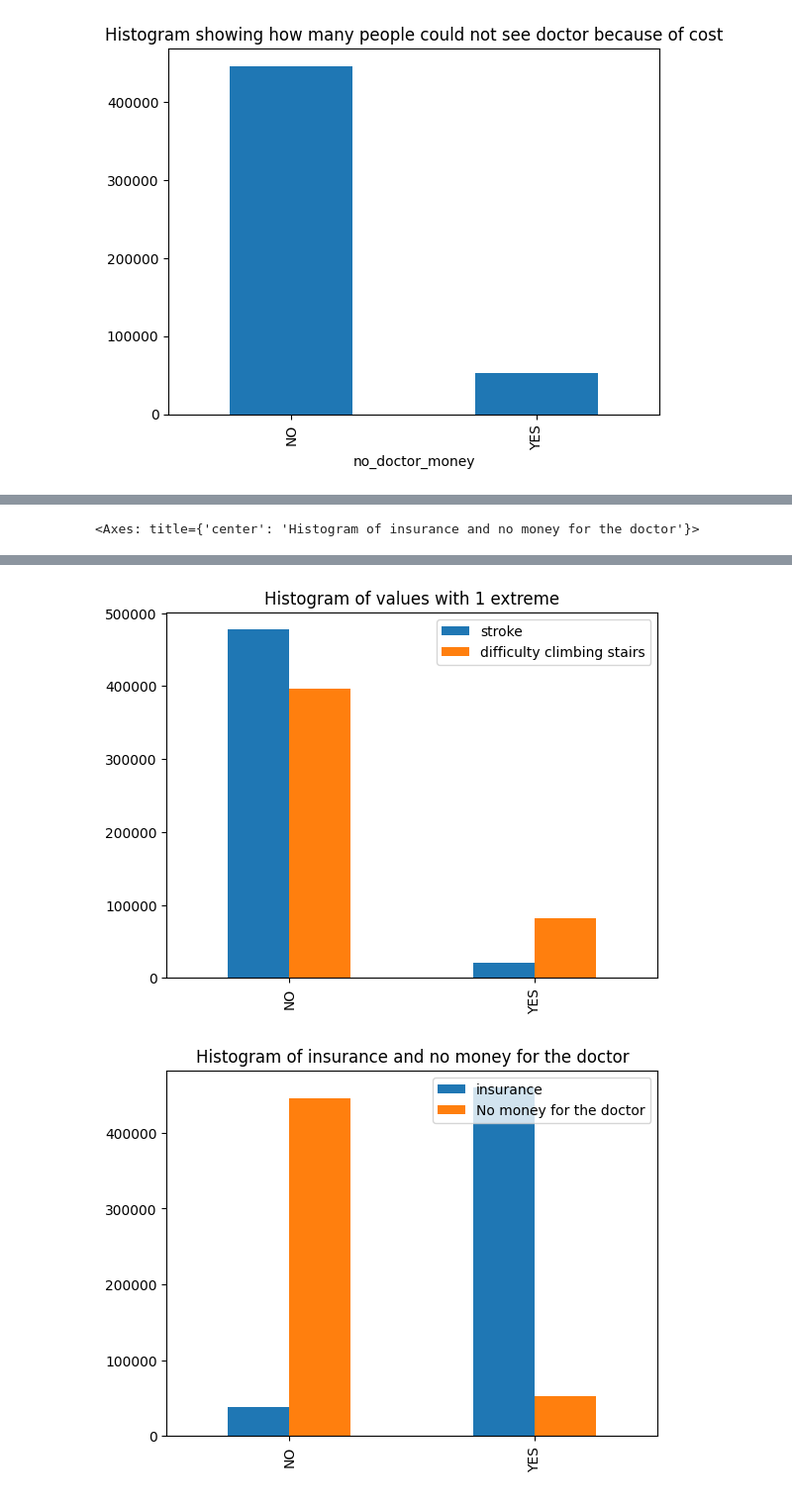
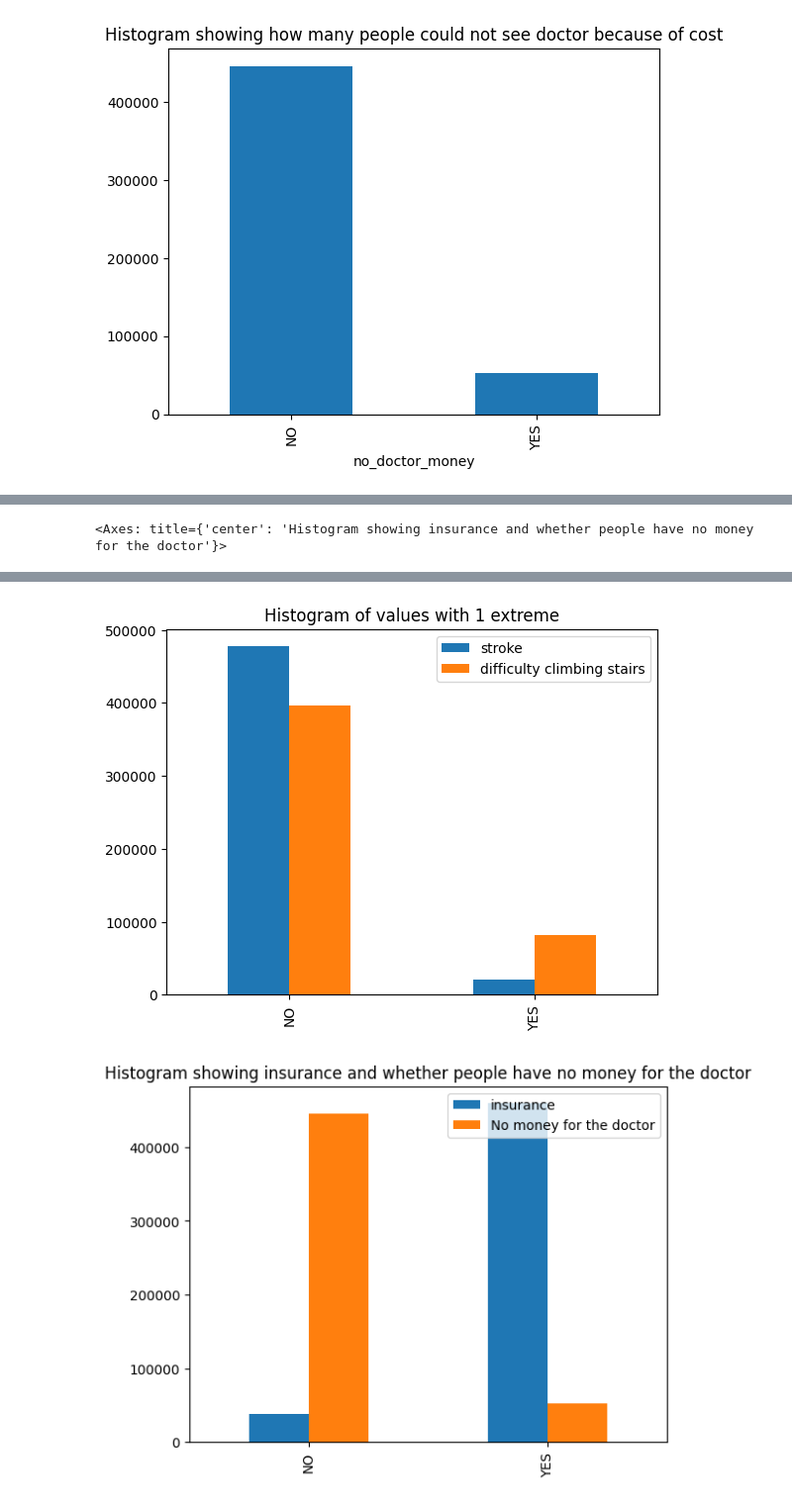
Before and after one commit to ralisv/IB031-Diabetes, a Jupyter notebook: solution_veronika.ipynb, the cells around one changed output, grey strips where cells are left out. Shown: that part at 99% size. Cells and saved outputs as stored; diff of their text form; code cells hidden in the pictures.

```diff
--- a/solution_veronika.ipynb
+++ b/solution_veronika.ipynb
@@ -239,33 +239,33 @@ category_counts.plot(kind='bar', title='Histogram showing peoples income')
 # %%
 category_counts_1 = dataset[dataset["high_blood_pressure"] != None]['high_blood_pressure'].value_counts()
 category_counts_2 = dataset[dataset["high_cholesterol"] != None]['high_cholesterol'].value_counts()
 category_counts_3 = dataset[dataset["smoked_100_cigarettes"] != None]['smoked_100_cigarettes'].value_counts()
 
 
 # Combine the counts into a single DataFrame
 combined_counts = pd.DataFrame({'high blood pressure': category_counts_1, 'high cholesterol': category_counts_2,
                                 'smoked 100 cigarettes': category_counts_3})
 
 # Plot the histogram
 combined_counts.plot(kind='bar', title='Histogram of Binary values')
 
 #plot of singular extreme
 category_counts_4 = dataset[dataset["stroke"] != None]['stroke'].value_counts()
 category_counts_5 = dataset[dataset["climb_difficulty"] != None]['climb_difficulty'].value_counts()
 
 combined_counts = pd.DataFrame({'stroke': category_counts_4,'difficulty climbing stairs': category_counts_5})
 
 combined_counts.plot(kind='bar', title='Histogram of values with 1 extreme')
 
 # insurance vs no money bar plot
 category_counts_6 = dataset[dataset["insurance"] != None]['insurance'].value_counts()
 category_counts_7 = dataset[dataset["no_doctor_money"] != None]['no_doctor_money'].value_counts()
 
 combined_counts = pd.DataFrame({'insurance': category_counts_6, 'No money for the doctor':category_counts_7})
 
-combined_counts.plot(kind='bar', title='Histogram of insurance and no money for the doctor')
+combined_counts.plot(kind='bar', title='Histogram showing insurance and whether people have no money for the doctor')
 # %% [output]
-<Axes: title={'center': 'Histogram of insurance and no money for the doctor'}>
+<Axes: title={'center': 'Histogram showing insurance and whether people have no money for the doctor'}>
 [figure]
 [figure]
-[figure, old version]
+[figure, new version]
```
Also changed, not shown: parts of 11 cells of this notebook, 1 other file.
